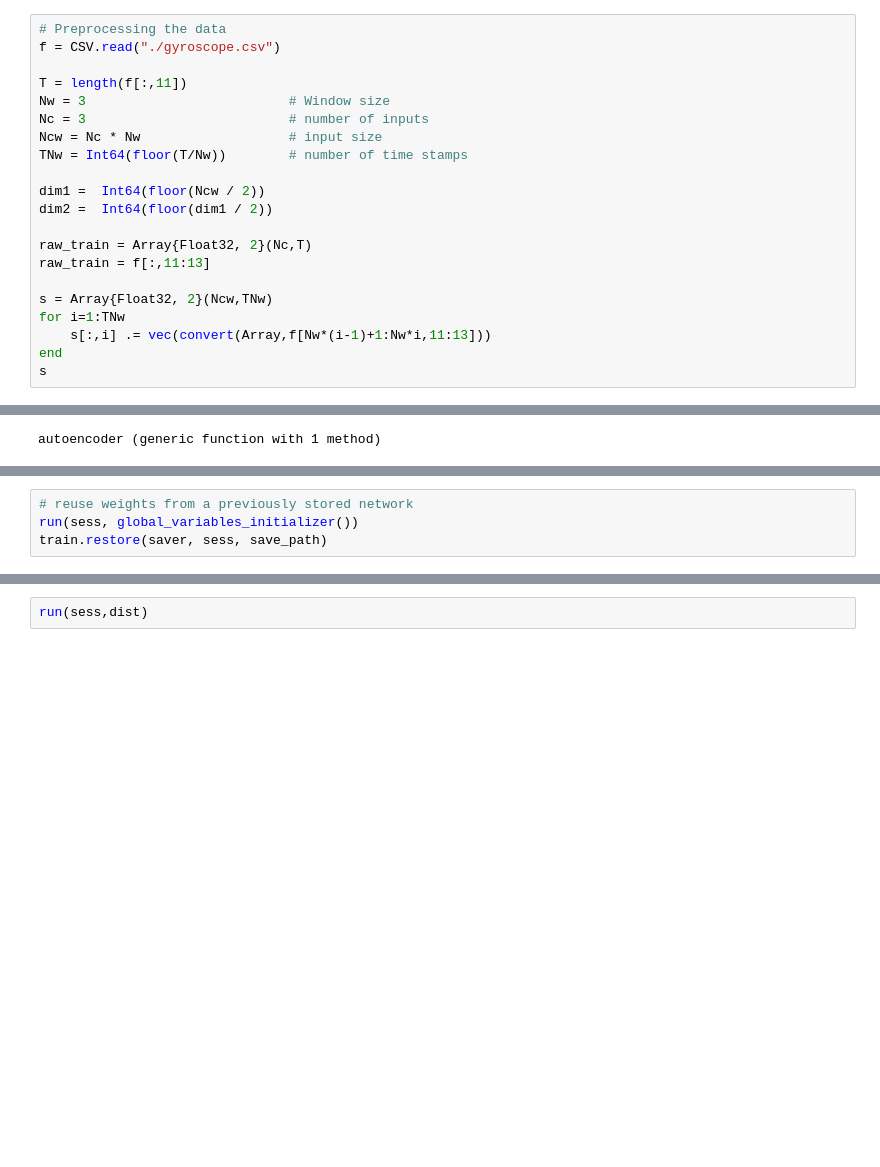
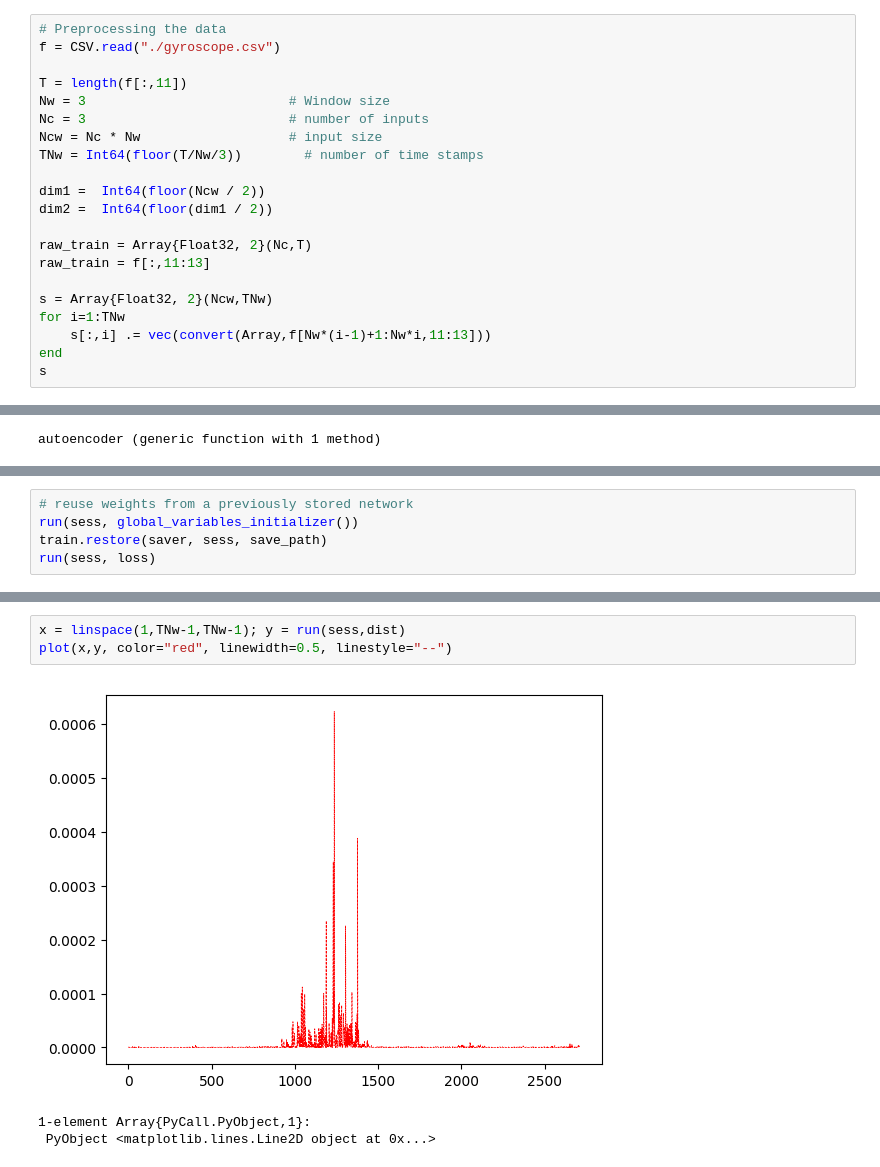
Before and after one commit to ringohoffman/Autoencoder, a Jupyter notebook: tf_ae_jl.ipynb, the cells around one changed output, grey strips where cells are left out. Cells and saved outputs as stored; diff of their text form; blank space fills up the shorter version.

Commit message:
weight reloading/data visualization

```diff
--- a/tf_ae_jl.ipynb
+++ b/tf_ae_jl.ipynb
@@ -11,7 +15,7 @@ T = length(f[:,11])
 Nw = 3                          # Window size
 Nc = 3                          # number of inputs
 Ncw = Nc * Nw                   # input size
-TNw = Int64(floor(T/Nw))        # number of time stamps
+TNw = Int64(floor(T/Nw/3))        # number of time stamps
 
 dim1 =  Int64(floor(Ncw / 2))
 dim2 =  Int64(floor(dim1 / 2))
@@ -137,3 +154,4 @@ train.save(saver, sess, save_path)
 # reuse weights from a previously stored network
 run(sess, global_variables_initializer())
 train.restore(saver, sess, save_path)
+run(sess, loss)
@@ -151,2 +195,7 @@ end
-# %%
-run(sess,dist)
+# %%
+x = linspace(1,TNw-1,TNw-1); y = run(sess,dist)
+plot(x,y, color="red", linewidth=0.5, linestyle="--")
+# %% [output]
+[figure, added]
+1-element Array{PyCall.PyObject,1}:
+ PyObject <matplotlib.lines.Line2D object at 0x...>
```
Also changed, not shown: parts of 8 cells of this notebook.
